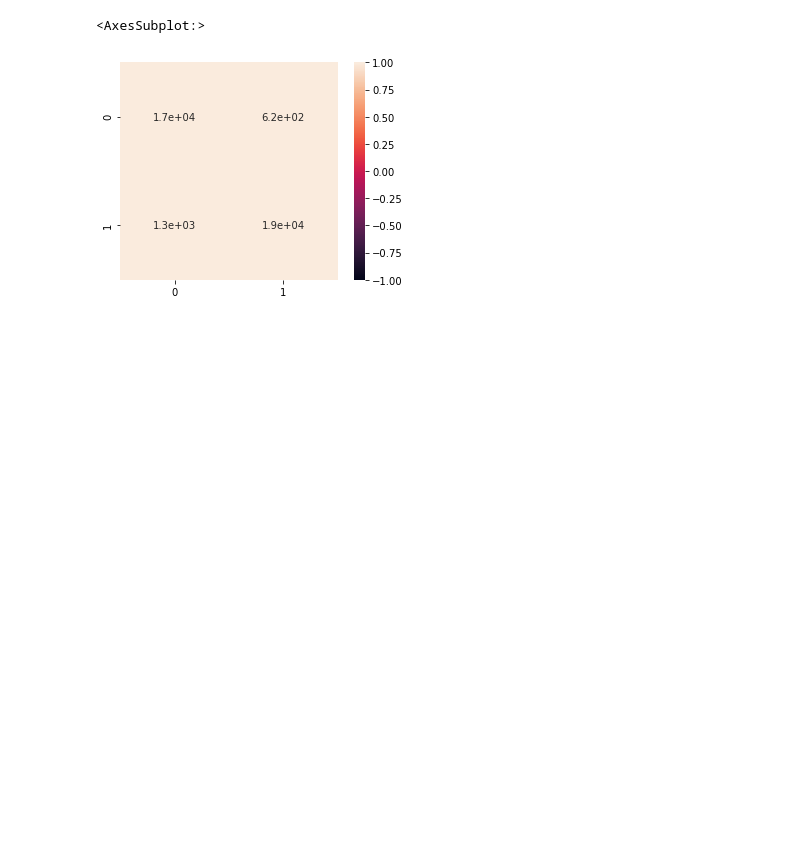
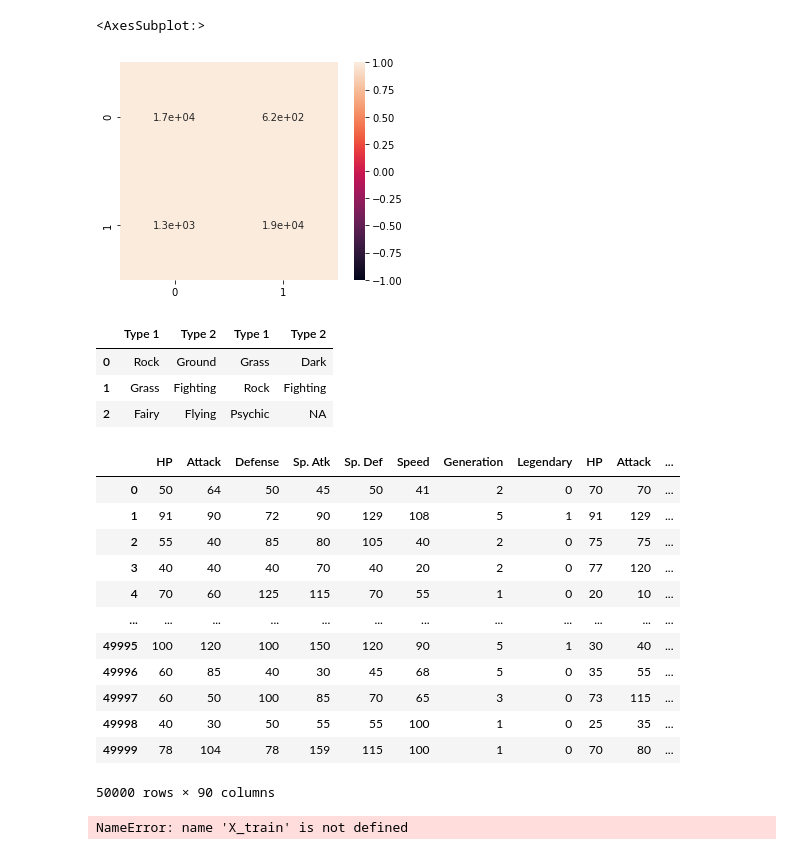
Before and after one commit to Pedro-Lopes-Frisson/TAA, a Jupyter notebook: projeto/Untitled.ipynb, the cells around one changed output. Drawn from its saved outputs; the diff is of its cells as text; code cells hidden in the pictures; blank space fills up the shorter version.

```diff
--- a/projeto/Untitled.ipynb
+++ b/projeto/Untitled.ipynb
@@ -507,3 +561,68 @@ sns.heatmap(conf_matrix, square=True, vmin=-1, vmax=1, annot=True)
 # %% [output]
 <AxesSubplot:>
 [figure]
+# %%
+
+# limit to categorical data using df.select_dtypes()
+data_one_hot_encoding = pd.DataFrame(data_one_hot_encoding,columns=['Type 1', 'Type 2', 'HP', 'Attack',
+                                                                    'Defense', 'Sp. Atk','Sp. Def', 'Speed',
+                                                                    'Generation', 'Legendary', 'Type 1', 'Type 2', 'HP', 'Attack',
+                                                                    'Defense', 'Sp. Atk','Sp. Def', 'Speed',
+                                                                    'Generation', 'Legendary', 'Winner'] )
+save = data_one_hot_encoding.copy()
+
+data_one_hot_encoding = data_one_hot_encoding.astype({'HP' : 'int32', 'Attack': 'int32',
+                                                      'Defense': 'int32','Sp. Atk': 'int32',
+                                                      'Sp. Def' : 'int32','Speed' : 'int32',
+                                                      'Generation': 'int32', 'Legendary': 'int32', 'Winner': 'int32'})
+X_objects = data_one_hot_encoding.select_dtypes(include=[object])
+X_objects.head(3)
+# %% [output]
+|  | Type 1 | Type 2 | Type 1 | Type 2 |
+| 0 | Rock | Ground | Grass | Dark |
+| 1 | Grass | Fighting | Rock | Fighting |
+| 2 | Fairy | Flying | Psychic | NA |
+# %%
+
+# 1. INSTANTIATE
+# encode labels with value between 0 and n_classes-1.
+le = preprocessing.LabelEncoder()
+
+# 2/3. FIT AND TRANSFORM
+# use df.apply() to apply le.fit_transform to all columns
+X_objects_fitted = X_objects.apply(le.fit_transform)
+X_objects_fitted.head()
+
+# limit to categorical data using df.select_dtypes()
+enc = preprocessing.OneHotEncoder()
+
+# 2. FIT
+enc.fit(X_objects_fitted)
+
+# 3. Transform
+onehotlabels = enc.transform(X_objects_fitted).toarray()
+onehotlabels.shape
+panda_Hot = pd.DataFrame(onehotlabels)
+X_data_one_Hot = data_one_hot_encoding.drop(columns=["Winner", "Type 1", "Type 2"])
+
+X_data_one_Hot.join(panda_Hot)
+# %% [output]
+|  | HP | Attack | Defense | Sp. Atk | Sp. Def | Speed | Generation | Legendary | HP | Attack | ... |
+| 0 | 50 | 64 | 50 | 45 | 50 | 41 | 2 | 0 | 70 | 70 | ... |
+| 1 | 91 | 90 | 72 | 90 | 129 | 108 | 5 | 1 | 91 | 129 | ... |
+| 2 | 55 | 40 | 85 | 80 | 105 | 40 | 2 | 0 | 75 | 75 | ... |
+| 3 | 40 | 40 | 40 | 70 | 40 | 20 | 2 | 0 | 77 | 120 | ... |
+| 4 | 70 | 60 | 125 | 115 | 70 | 55 | 1 | 0 | 20 | 10 | ... |
+| ... | ... | ... | ... | ... | ... | ... | ... | ... | ... | ... | ... |
+| 49995 | 100 | 120 | 100 | 150 | 120 | 90 | 5 | 1 | 30 | 40 | ... |
+| 49996 | 60 | 85 | 40 | 30 | 45 | 68 | 5 | 0 | 35 | 55 | ... |
+| 49997 | 60 | 50 | 100 | 85 | 70 | 65 | 3 | 0 | 73 | 115 | ... |
+| 49998 | 40 | 30 | 50 | 55 | 55 | 100 | 1 | 0 | 25 | 35 | ... |
+| 49999 | 78 | 104 | 78 | 159 | 115 | 100 | 1 | 0 | 70 | 80 | ... |
+50000 rows × 90 columns
+# %%
+
+print(X_train.shape)
+print(y_train.shape)
+# %% [output]
+NameError: name 'X_train' is not defined
```
Also changed, not shown: parts of 16 cells of this notebook.
